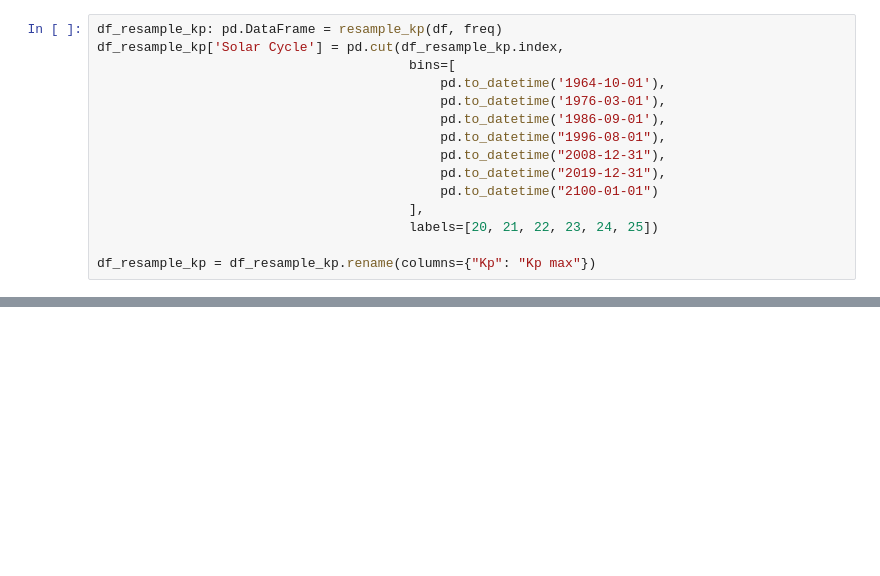
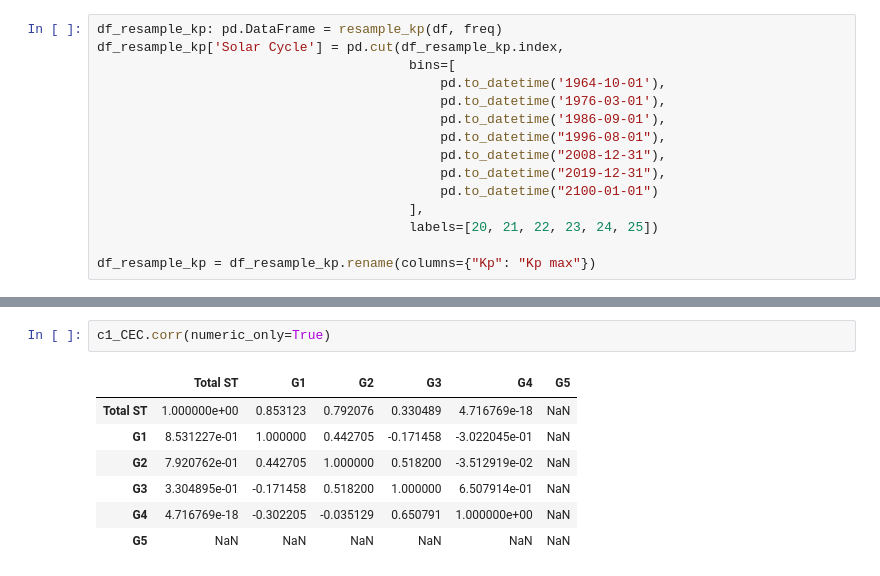
Before and after one commit to MauroGonzalez51/solar-study, a Jupyter notebook: test.ipynb, the cells around one changed output, grey strips where cells are left out. Saved outputs shown, nothing was run; the diff lists cells and outputs as text; blank space fills up the shorter version.

```diff
--- a/test.ipynb
+++ b/test.ipynb
@@ -255,0 +298,10 @@ df_resample_kp = df_resample_kp.rename(columns={"Kp": "Kp max"})
+# %%
+c1_CEC.corr(numeric_only=True)
+# %% [output]
+|  | Total ST | G1 | G2 | G3 | G4 | G5 |
+| Total ST | 1.000000e+00 | 0.853123 | 0.792076 | 0.330489 | 4.716769e-18 | NaN |
+| G1 | 8.531227e-01 | 1.000000 | 0.442705 | -0.171458 | -3.022045e-01 | NaN |
+| G2 | 7.920762e-01 | 0.442705 | 1.000000 | 0.518200 | -3.512919e-02 | NaN |
+| G3 | 3.304895e-01 | -0.171458 | 0.518200 | 1.000000 | 6.507914e-01 | NaN |
+| G4 | 4.716769e-18 | -0.302205 | -0.035129 | 0.650791 | 1.000000e+00 | NaN |
+| G5 | NaN | NaN | NaN | NaN | NaN | NaN |
```
Also changed, not shown: parts of 15 cells of this notebook.
